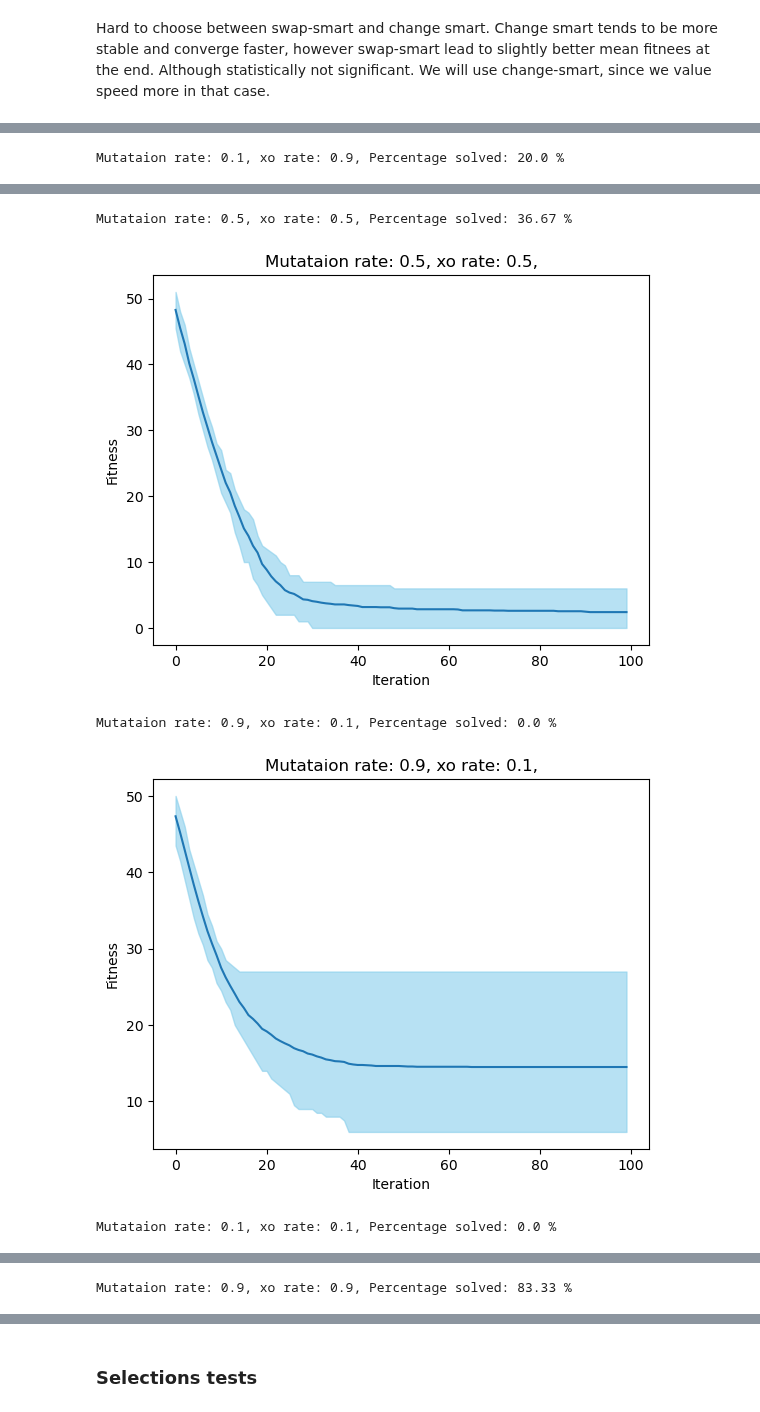
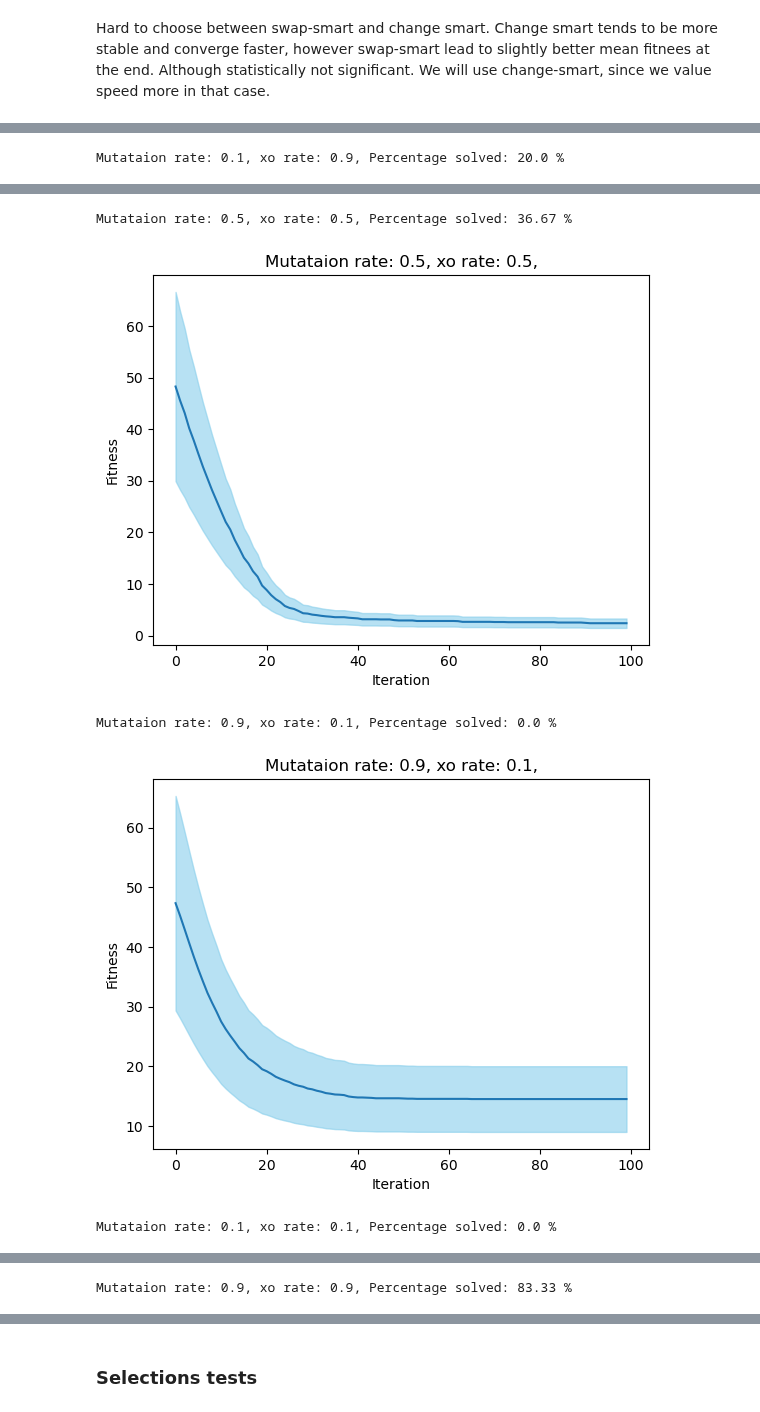
Before and after one commit to amarmate/CIFO24, a Jupyter notebook: experimentation and evaluation.ipynb, the cells around one changed output, grey strips where cells are left out. Cells and saved outputs as stored; diff of their text form; code cells hidden in the pictures.

Commit message:
All tests are done except different difficulties

```diff
--- a/experimentation and evaluation.ipynb
+++ b/experimentation and evaluation.ipynb
@@ -206,8 +557,14 @@ with open(file_name, 'wb') as file:
 # %%
+mutations = ['swap', 'swap-smart', 'change', 'change-smart']
+
 for j in mutations:
     hist = history_dict[j]
     df = pd.DataFrame(hist).T.map(lambda x: (0,0,0) if pd.isna(x) else x).map(lambda x: 0 if max(np.isnan(x)) else x[0])
-    print(f"Mutation Type: {j}, Percentage solved: {np.round(sum(df.iloc[-1]==0)/df.shape[1]*100, 2)} %")
+    print(f"Mutation type: {j}, Percentage solved: {np.round(sum(df.iloc[-1]==0)/df.shape[1]*100, 2)} %")
     df['mean'] = df.mean(axis=1)
-    print(f"Mean fitness at the end of run: {np.round(df['mean'].iloc[-1],2)}")
+    df['std'] = df.mean(axis=1)
+    t_st = t.ppf(0.975, 29)
+    df['CI_low'] = df['mean'] - t_st*df['std']/np.sqrt(29)
+    df['CI_high'] = df['mean'] + t_st*df['std']/np.sqrt(29)
+    print(f"Mean fitness at the end of run: {np.round(df['mean'].iloc[-1],2)}, 95% CI: [{np.round(df['CI_low'].iloc[-1],2)}, {np.round(df['CI_high'].iloc[-1],2)}]")
 # %% [output]
@@ -223,11 +580,14 @@ Mean fitness at the end of run: 3.97
 for j in mutations:
     hist = history_dict[j]
     df = pd.DataFrame(hist).T.map(lambda x: (0,0,0) if pd.isna(x) else x).map(lambda x: 0 if max(np.isnan(x)) else x[0])
-    print(f"Mutation Type: {j}, Percentage solved: {np.round(sum(df.iloc[-1]==0)/df.shape[1]*100, 2)} %")
+    print(f"Mutation Type: {j},  Percentage solved: {np.round(sum(df.iloc[-1]==0)/df.shape[1]*100, 2)} %")
     df['mean'] = df.mean(axis=1)
-    plt.fill_between(df.index, df.quantile(0.05, axis =1), df.quantile(0.95, axis =1), color='skyblue', alpha=.6)
+    df['std'] = df.mean(axis=1)
+    t_st = t.ppf(0.975, 29)
+    df['CI_low'] = df['mean'] - t_st*df['std']/np.sqrt(29)
+    df['CI_high'] = df['mean'] + t_st*df['std']/np.sqrt(29)
+    plt.fill_between(df.index, df['CI_low'], df['CI_high'], color='skyblue', alpha=.6)
     plt.plot(df['mean'])
-    # plt.plot(pd.DataFrame(i).T[0])
     plt.title(f"Mutation Type: {j} ")
     plt.xlabel("Iteration")
     plt.ylabel("Fitness")
@@ -276,12 +636,20 @@ file_name = 'test_mut_crossover_rates.pkl'
 
 with open(file_name, 'wb') as file:
     pickle.dump(history_dict, file)
+# %%
+file_name = 'Runs history/test_mut_crossover_rates.pkl'
+with open(file_name, 'rb') as file:
+    history_dict = pickle.load(file)
 # %%
 for j in mut_crossover_rates:
     hist = history_dict[j]
     df = pd.DataFrame(hist).T.map(lambda x: (0,0,0) if pd.isna(x) else x).map(lambda x: 0 if max(np.isnan(x)) else x[0])
     print(f"Mutataion rate: {j[0]}, xo rate: {j[1]}, Percentage solved: {np.round(sum(df.iloc[-1]==0)/df.shape[1]*100, 2)} %")
     df['mean'] = df.mean(axis=1)
-    print(f"Mean fitness at the end of run: {np.round(df['mean'].iloc[-1],2)}")
+    df['std'] = df.mean(axis=1)
+    t_st = t.ppf(0.975, 29)
+    df['CI_low'] = df['mean'] - t_st*df['std']/np.sqrt(29)
+    df['CI_high'] = df['mean'] + t_st*df['std']/np.sqrt(29)
+    print(f"Mean fitness at the end of run: {np.round(df['mean'].iloc[-1],2)}, 95% CI: [{np.round(df['CI_low'].iloc[-1],2)}, {np.round(df['CI_high'].iloc[-1],2)}]")
 # %% [output]
 Mutataion rate: 0.1, xo rate: 0.9, Percentage solved: 20.0 %
@@ -300,9 +668,12 @@ for j in mut_crossover_rates:
     df = pd.DataFrame(hist).T.map(lambda x: (0,0,0) if pd.isna(x) else x).map(lambda x: 0 if max(np.isnan(x)) else x[0])
     print(f"Mutataion rate: {j[0]}, xo rate: {j[1]}, Percentage solved: {np.round(sum(df.iloc[-1]==0)/df.shape[1]*100, 2)} %")
     df['mean'] = df.mean(axis=1)
-    plt.fill_between(df.index, df.quantile(0.05, axis =1), df.quantile(0.95, axis =1), color='skyblue', alpha=.6)
+    df['std'] = df.mean(axis=1)
+    t_st = t.ppf(0.975, 29)
+    df['CI_low'] = df['mean'] - t_st*df['std']/np.sqrt(29)
+    df['CI_high'] = df['mean'] + t_st*df['std']/np.sqrt(29)
+    plt.fill_between(df.index, df['CI_low'], df['CI_high'], color='skyblue', alpha=.6)
     plt.plot(df['mean'])
-    # plt.plot(pd.DataFrame(i).T[0])
     plt.title(f"Mutataion rate: {j[0]}, xo rate: {j[1]},")
     plt.xlabel("Iteration")
     plt.ylabel("Fitness")
@@ -313,5 +684,5 @@ Mutataion rate: 0.1, xo rate: 0.9, Percentage solved: 20.0 %
 Mutataion rate: 0.5, xo rate: 0.5, Percentage solved: 36.67 %
-[figure, old version]
+[figure, new version]
 Mutataion rate: 0.9, xo rate: 0.1, Percentage solved: 0.0 %
-[figure, old version]
+[figure, new version]
 Mutataion rate: 0.1, xo rate: 0.1, Percentage solved: 0.0 %
```
Also changed, not shown: parts of 33 cells of this notebook, 8 other files.
